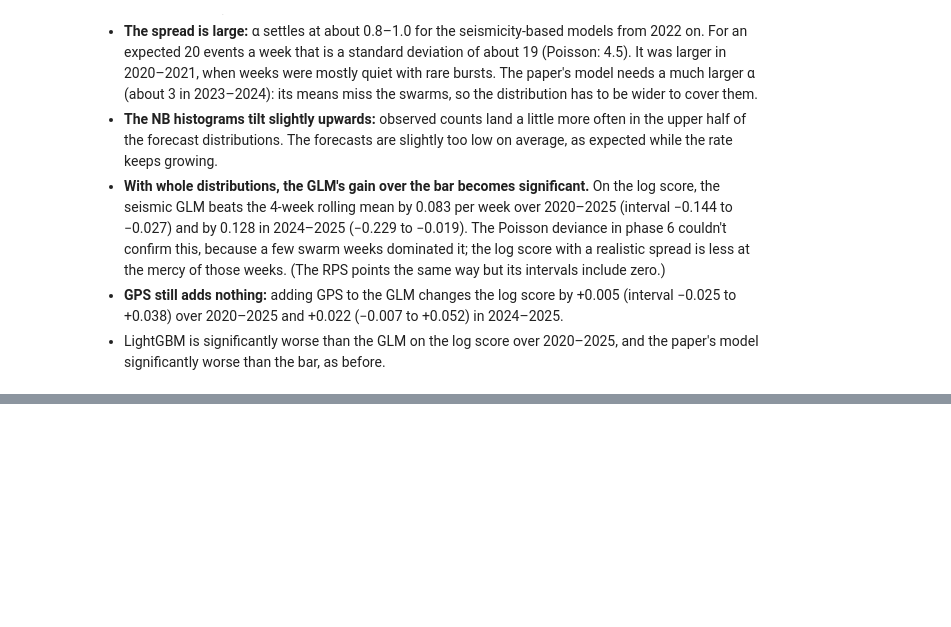
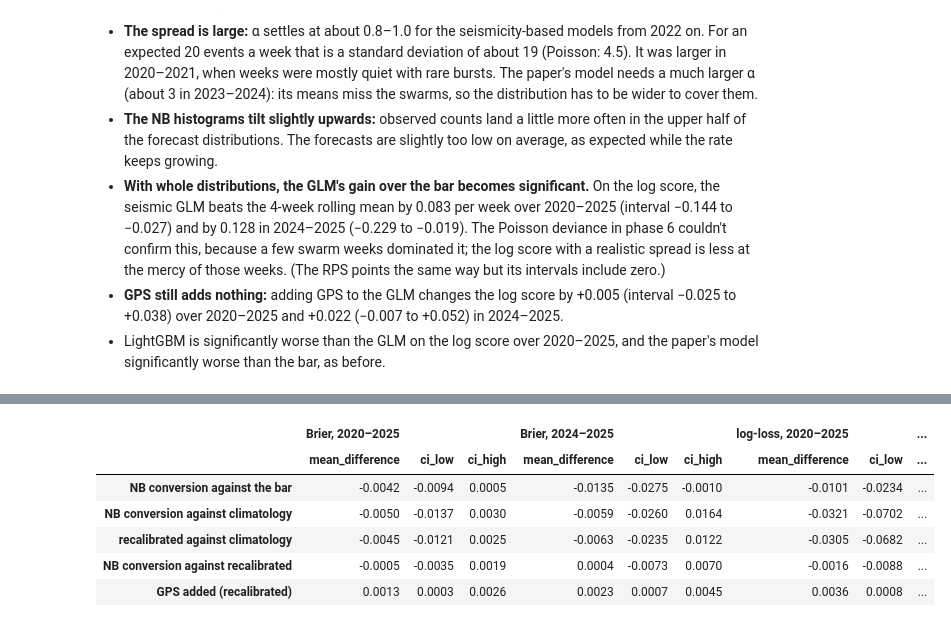
Before and after one commit to PatrickBolton/flegrei-seismicity, a Jupyter notebook: notebooks/05_evaluation.ipynb, the cells around one changed output, grey strips where cells are left out. Saved outputs shown, nothing was run; the diff lists cells and outputs as text; code cells hidden in the pictures; blank space fills up the shorter version.

```diff
--- a/notebooks/05_evaluation.ipynb
+++ b/notebooks/05_evaluation.ipynb
@@ -146,0 +206,21 @@ pd.concat({f"{score}, {p}": pd.DataFrame({label: paired_difference(dist[a]["NB"]
+# %%
+happened = test["has_large"].astype(float)
+clip = lambda p: np.clip(p, 1e-3, 1 - 1e-3)  # noqa: E731
+brier_week = {n: (probs[n] - happened) ** 2 for n in raw_names}
+logloss_week = {n: -(happened * np.log(clip(probs[n])) + (1 - happened) * np.log(1 - clip(probs[n]))) for n in raw_names}
+pairs = [("nb_rolling_mean_4w", "bar", "NB conversion against the bar"),
+         ("nb_rolling_mean_4w", "climatology_52w", "NB conversion against climatology"),
+         ("recalibrated", "climatology_52w", "recalibrated against climatology"),
+         ("nb_rolling_mean_4w", "recalibrated", "NB conversion against recalibrated"),
+         ("recalibrated_gps", "recalibrated", "GPS added (recalibrated)")]
+pd.concat({f"{score}, {p}": pd.DataFrame({label: paired_difference(weekly[a][m], weekly[b][m]) for a, b, label in pairs}).T
+           for score, weekly in [("Brier", brier_week), ("log-loss", logloss_week)] for p, m in periods.items()},
+          axis=1).round(4)
+# %% [output]
+|  | Brier, 2020–2025 |  |  | Brier, 2024–2025 |  |  | log-loss, 2020–2025 |  | ... |
+|  | mean_difference | ci_low | ci_high | mean_difference | ci_low | ci_high | mean_difference | ci_low | ... |
+| NB conversion against the bar | -0.0042 | -0.0094 | 0.0005 | -0.0135 | -0.0275 | -0.0010 | -0.0101 | -0.0234 | ... |
+| NB conversion against climatology | -0.0050 | -0.0137 | 0.0030 | -0.0059 | -0.0260 | 0.0164 | -0.0321 | -0.0702 | ... |
+| recalibrated against climatology | -0.0045 | -0.0121 | 0.0025 | -0.0063 | -0.0235 | 0.0122 | -0.0305 | -0.0682 | ... |
+| NB conversion against recalibrated | -0.0005 | -0.0035 | 0.0019 | 0.0004 | -0.0073 | 0.0070 | -0.0016 | -0.0088 | ... |
+| GPS added (recalibrated) | 0.0013 | 0.0003 | 0.0026 | 0.0023 | 0.0007 | 0.0045 | 0.0036 | 0.0008 | ... |
```
Also changed, not shown: parts of 6 cells of this notebook, 1 other file.
